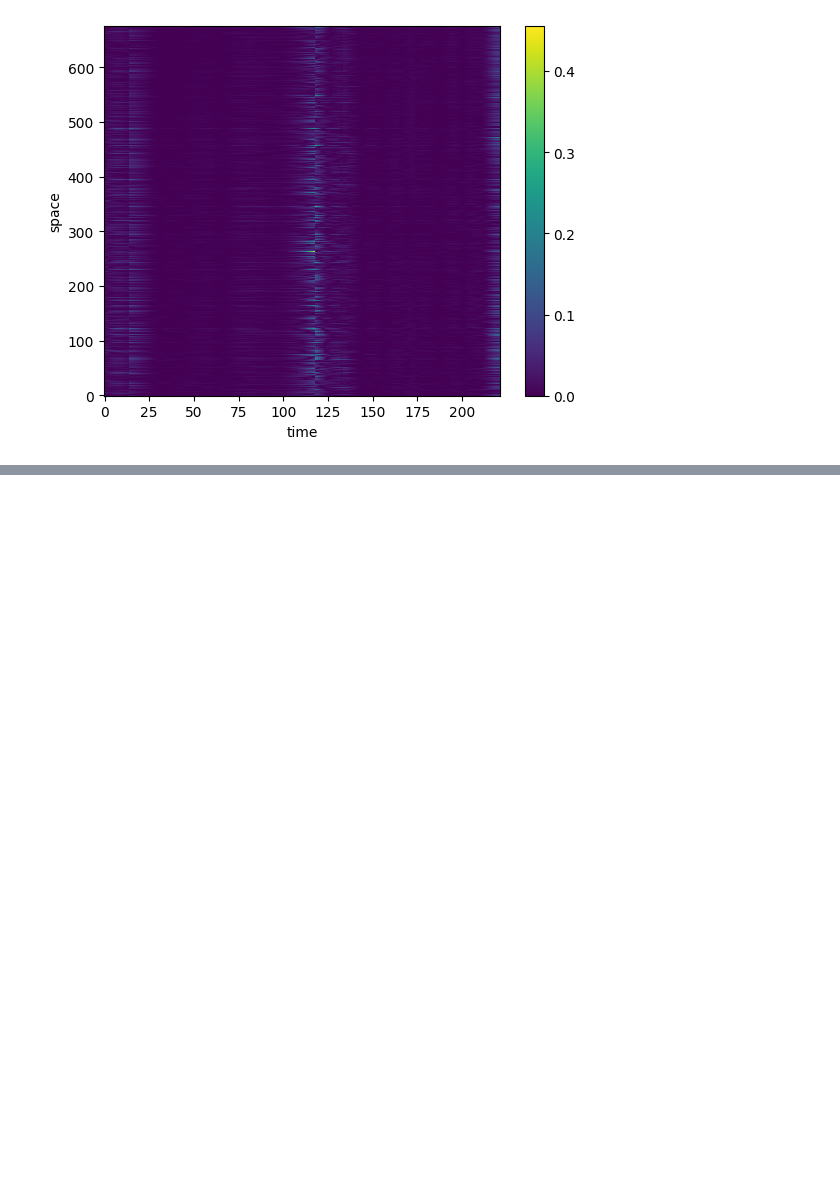
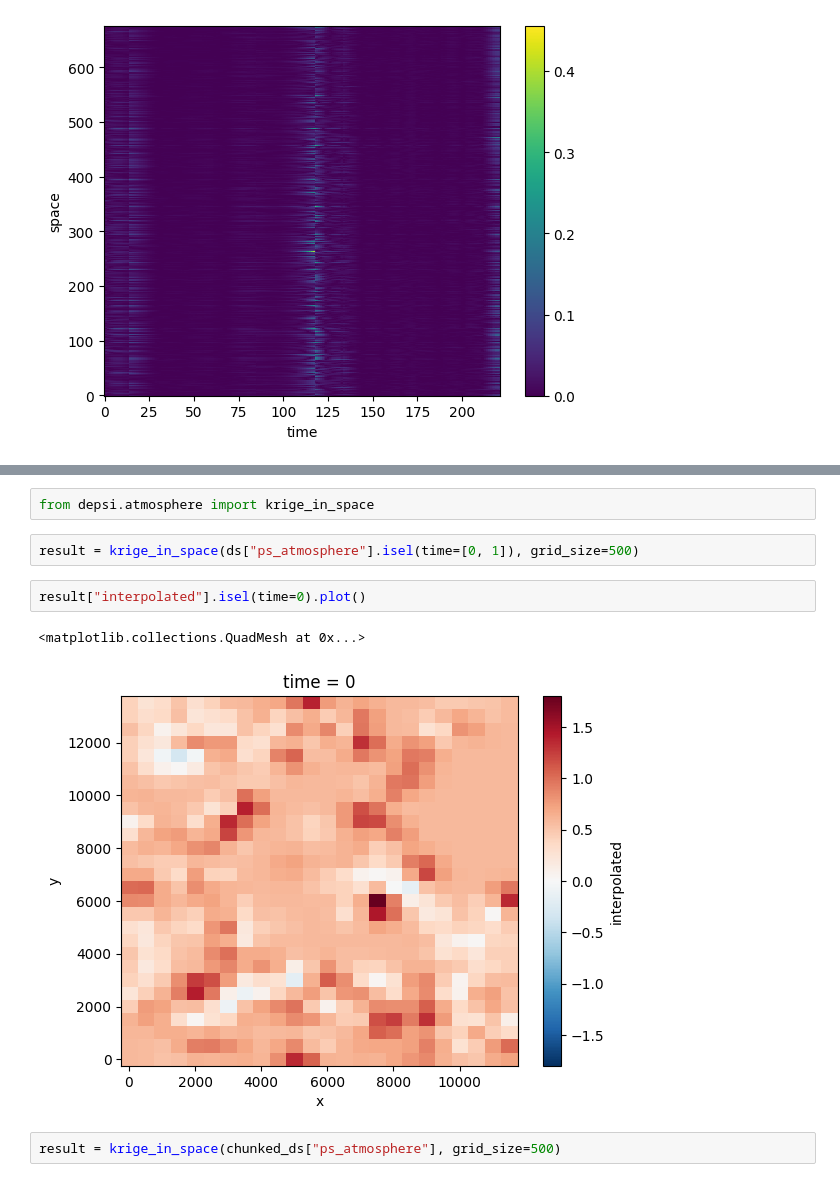
Before and after one commit to TUDelftGeodesy/DePSI, a Jupyter notebook: examples/notebooks/demo_atmosphere_estimation.ipynb, the cells around one changed output, grey strips where cells are left out. Drawn from its saved outputs; the diff is of its cells as text; blank space fills up the shorter version.

```diff
--- a/examples/notebooks/demo_atmosphere_estimation.ipynb
+++ b/examples/notebooks/demo_atmosphere_estimation.ipynb
@@ -91,0 +155,11 @@ ae.plot(x="time", y="space")
+# %%
+from depsi.atmosphere import krige_in_space
+# %%
+result = krige_in_space(ds["ps_atmosphere"].isel(time=[0, 1]), grid_size=500)
+# %%
+result["interpolated"].isel(time=0).plot()
+# %% [output]
+<matplotlib.collections.QuadMesh at 0x...>
+[figure, added]
+# %%
+result = krige_in_space(chunked_ds["ps_atmosphere"], grid_size=500)
```
Also changed, not shown: parts of 10 cells of this notebook.
